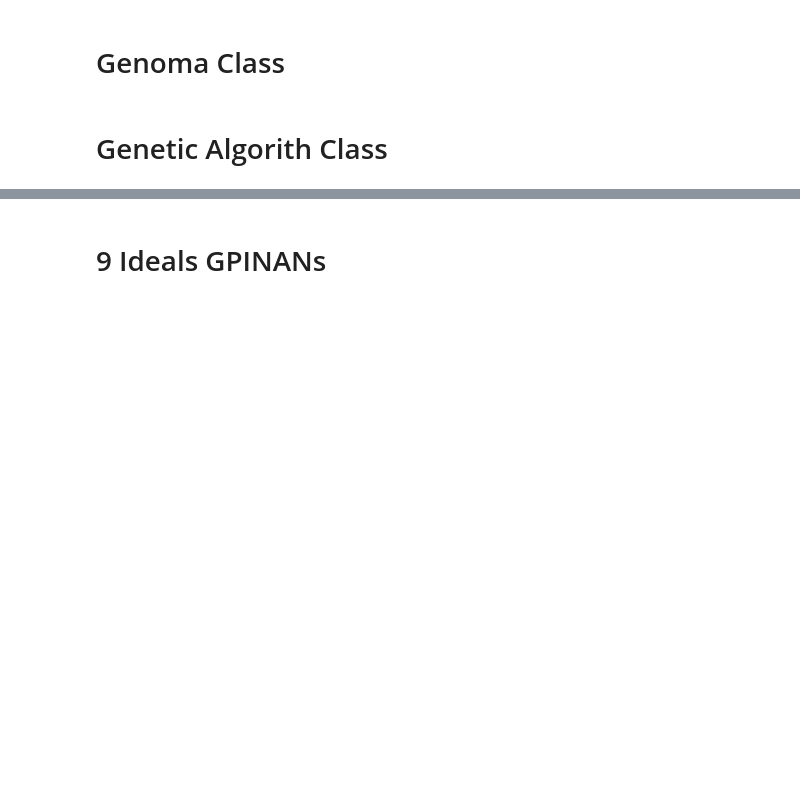
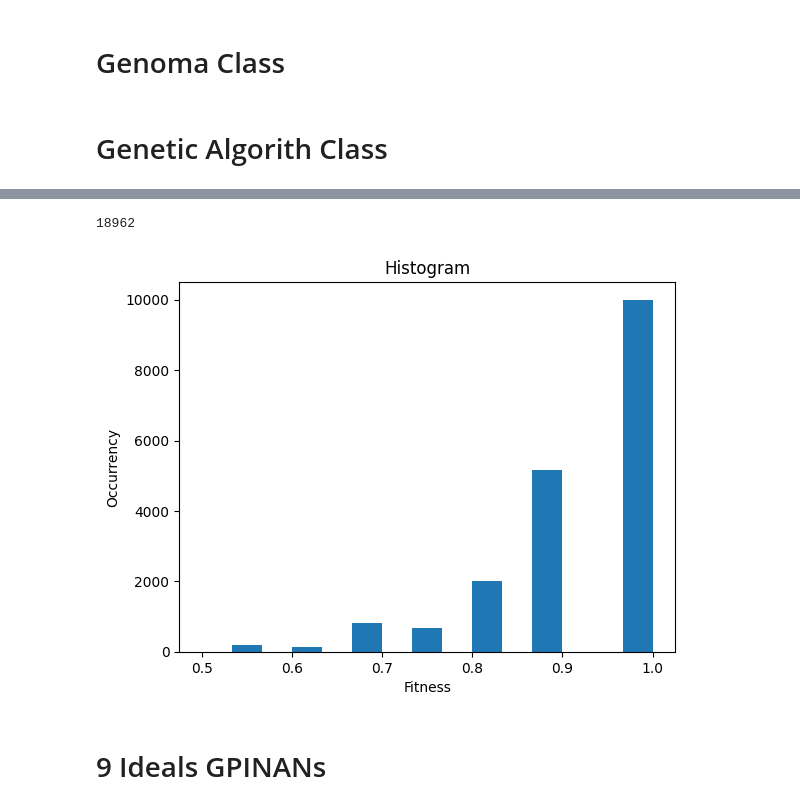
Before and after one commit to HumbertoTavora/Logic-Circuits-Evolution, a Jupyter notebook: Logic_Circuits_Evolution.ipynb, the cells around one changed output, grey strips where cells are left out. Drawn from its saved outputs; the diff is of its cells as text; code cells hidden in the pictures; blank space fills up the shorter version.

```diff
--- a/Logic_Circuits_Evolution.ipynb
+++ b/Logic_Circuits_Evolution.ipynb
@@ -684,3 +668,23 @@ The end in:  0:00:32.804255
+# %%
+
+y = geneticAlgorithm.histogram
+
+x=[]
+n = len(y)
+for fitness in y:
+    x.append(float(fitness))
+
+print(len(x))
+
+plt.hist(x, bins = 15)
+plt.ylabel('Occurrency')
+plt.xlabel('Fitness')
+plt.title("Histogram")
+
+plt.show()
+# %% [output]
+18962
+[figure, added]
 # %% [markdown]
 # 9 Ideals GPINANs
 # %%
```
Also changed, not shown: parts of 3 cells of this notebook, 1 other file.
